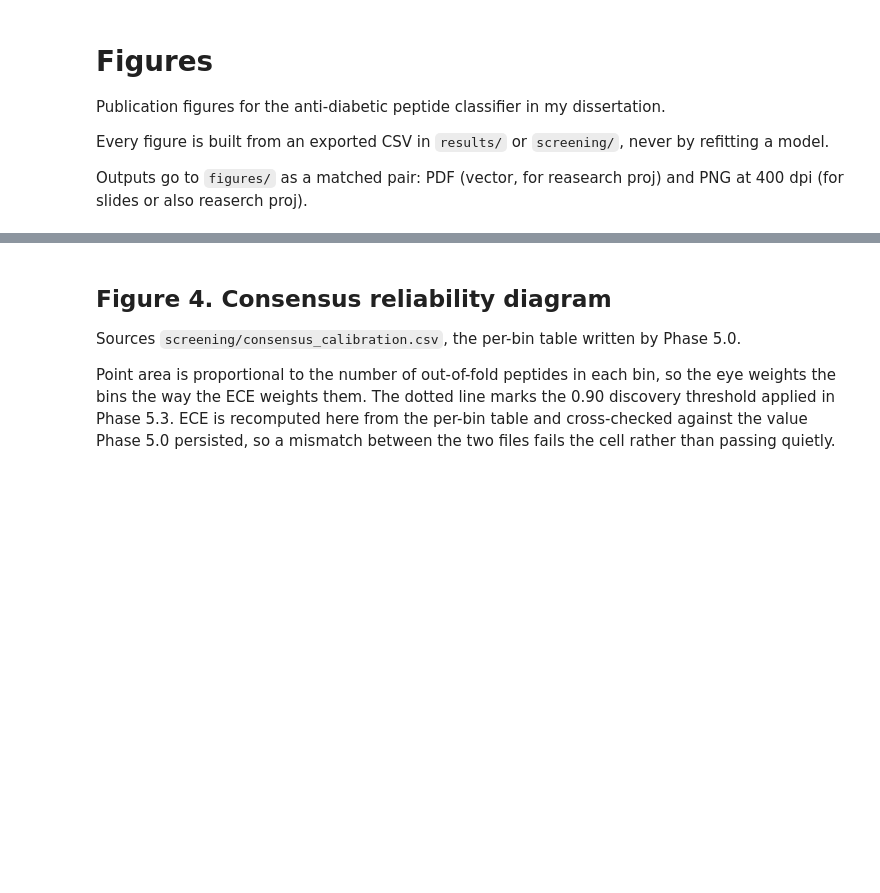
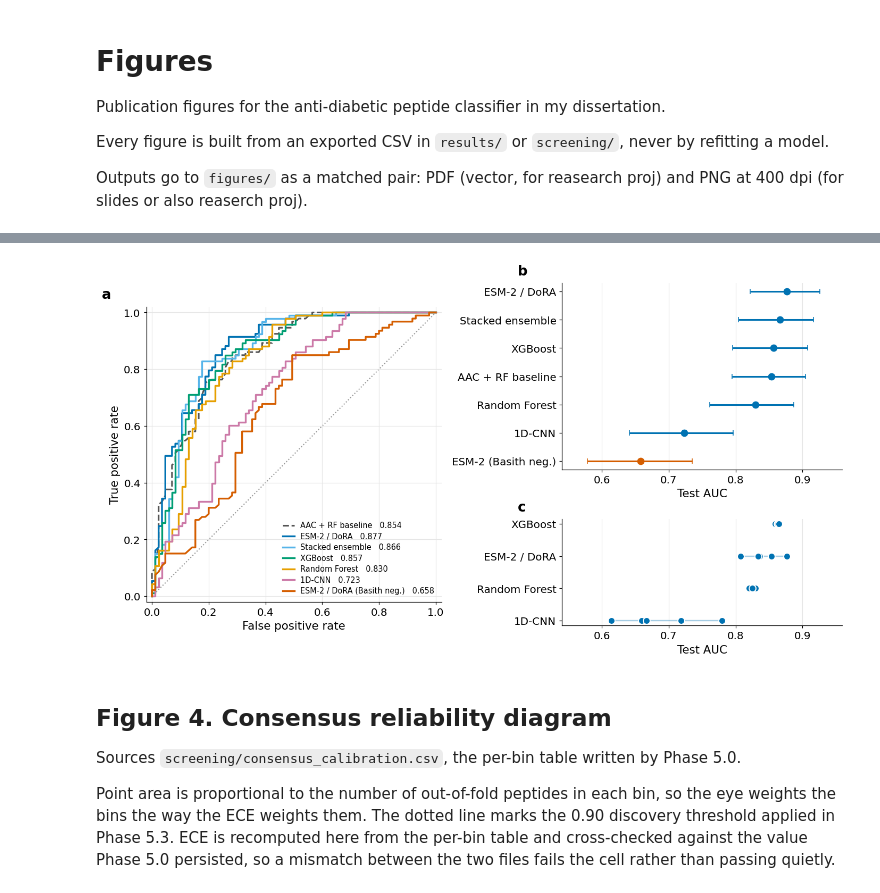
Before and after one commit to om-894/antidiabetic-peptide-classifier, a Jupyter notebook: figures.ipynb, the cells around one changed output, grey strips where cells are left out. Saved outputs shown, nothing was run; the diff lists cells and outputs as text; code cells hidden in the pictures; blank space fills up the shorter version.

Commit message:
created figure 3 for AUCs and bootstrap intervals

```diff
--- a/figures.ipynb
+++ b/figures.ipynb
@@ -45,0 +48,81 @@ def save_figure(fig, name):
+# %%
+from sklearn.metrics import roc_curve, roc_auc_score
+import numpy as np
+
+MODELS = [("ESM-2 / DoRA", "predictions/esm2_dora_predictions.npz", "esm_test", "#0072B2"),
+          ("Stacked ensemble", "predictions/stack_predictions.npz", "stack_test", "#56B4E9"),
+          ("XGBoost", "predictions/base_tree_predictions.npz", "xgb_test", "#009E73"),
+          ("Random Forest", "predictions/base_tree_predictions.npz", "rf_test", "#E69F00"),
+          ("1D-CNN", "predictions/base_cnn_predictions.npz", "cnn_test", "#CC79A7"),
+          ("ESM-2 / DoRA (Basith neg.)",
+           "predictions/esm2_dora_basith_predictions.npz", "esm_test", "#D55E00")]
+
+y = np.load(MODELS[0][1], allow_pickle=True)["y_test"].astype(int)
+curves = []
+for name, path, key, colour in MODELS:
+    d = np.load(path, allow_pickle=True)
+    assert np.array_equal(d["y_test"].astype(int), y), f"{name} scored on a different test set"
+    p = d[key].astype(float)
+    curves.append((name, roc_auc_score(y, p), roc_curve(y, p), colour))
+d = np.load("predictions/aac_baseline_predictions.npz", allow_pickle=True)
+pb = d["aac_test"].astype(float)
+bauc, (bfpr, btpr, _) = roc_auc_score(y, pb), roc_curve(y, pb)
+
+ci = pd.read_csv("results/phase4_1_metrics_ci.csv")
+ci = ci[~ci.model.str.contains("tuned")].sort_values("AUC").reset_index(drop=True)
+SHORT = {"ESM-2 / DoRA (Basith negatives)": "ESM-2 (Basith neg.)",
+         "AAC + RF (baseline)": "AAC + RF baseline"}
+ci["short"] = ci.model.map(lambda m: SHORT.get(m, m))
+
+st = pd.read_csv("results/phase4_2_seed_stability.csv")
+st["label"] = st.model.map({"esm2": "ESM-2 / DoRA", "xgb": "XGBoost",
+                            "rf": "Random Forest", "cnn": "1D-CNN"})
+st = st.sort_values("mean_auc").reset_index(drop=True)
+
+fig = plt.figure(figsize=(14.6, 7.6))
+gs = fig.add_gridspec(2, 2, width_ratios=[1, 0.95], height_ratios=[7, 4],
+                      wspace=0.30, hspace=0.34)
+ax = fig.add_subplot(gs[:, 0])          # ROC spans both rows
+bx = fig.add_subplot(gs[0, 1])
+cx = fig.add_subplot(gs[1, 1], sharex=bx)   # shared x makes b and c directly comparable
+
+ax.plot([0, 1], [0, 1], ls=":", lw=1.4, color=GREY, zorder=1)
+ax.plot(bfpr, btpr, ls="--", lw=2.0, color="#555555", zorder=2,
+        label=f"AAC + RF baseline   {bauc:.3f}")
+for name, auc, (fpr, tpr, _), colour in sorted(curves, key=lambda c: -c[1]):
+    ax.plot(fpr, tpr, color=colour, lw=2.2, zorder=3, label=f"{name}   {auc:.3f}")
+ax.set_xlim(-0.02, 1.02); ax.set_ylim(-0.02, 1.02); ax.set_aspect("equal")
+ax.set_xlabel("False positive rate"); ax.set_ylabel("True positive rate")
+ax.legend(loc="lower right", fontsize=9.5, handlelength=1.5, labelspacing=0.38)
+
+for i, r in ci.iterrows():
+    colour = VERMILLION if "Basith" in r.model else BLUE
+    bx.errorbar(r.AUC, i, xerr=[[r.AUC - r.AUC_lo], [r.AUC_hi - r.AUC]], fmt="o", ms=8,
+                color=colour, ecolor=colour, elinewidth=2, capsize=3.5, zorder=3)
+bx.set_yticks(range(len(ci)), ci.short)
+bx.grid(axis="y", visible=False)
+bx.set_xlabel("Test AUC")
+bx.tick_params(labelbottom=True)
+
+for i, r in st.iterrows():
+    v = [float(x) for x in r.per_seed_auc.split(",")]
+    cx.plot([min(v), max(v)], [i, i], color=BLUE, lw=1.6, alpha=0.35, zorder=2)
+    cx.scatter(v, [i] * len(v), s=70, color=BLUE, edgecolor="white", linewidth=1.2, zorder=3)
+cx.set_yticks(range(len(st)), st.label)
+cx.grid(axis="y", visible=False)
+cx.set_xlim(0.54, 0.96)
+cx.set_xlabel("Test AUC")
+
+# shift bx and cx right by 0.04 in figure coordinates
+shift = 0.04
+for a in (bx, cx):
+    p = a.get_position()
+    a.set_position([p.x0 + shift, p.y0, p.width, p.height])
+
+for lab, a in zip("abc", (ax, bx, cx)):
+    p = a.get_position()
+    fig.text(p.x0 - 0.052, p.y1 + 0.018, lab, fontsize=17, fontweight="bold")
+
+save_figure(fig, "figure_3_model_comparison")
+plt.show()
+# %% [output]
@@ -46,3 +130,4 @@ def save_figure(fig, name):
+[figure, added]
 # %% [markdown]
 ## Figure 4. Consensus reliability diagram
 
```
Also changed, not shown: parts of 2 cells of this notebook, 5 other files.
